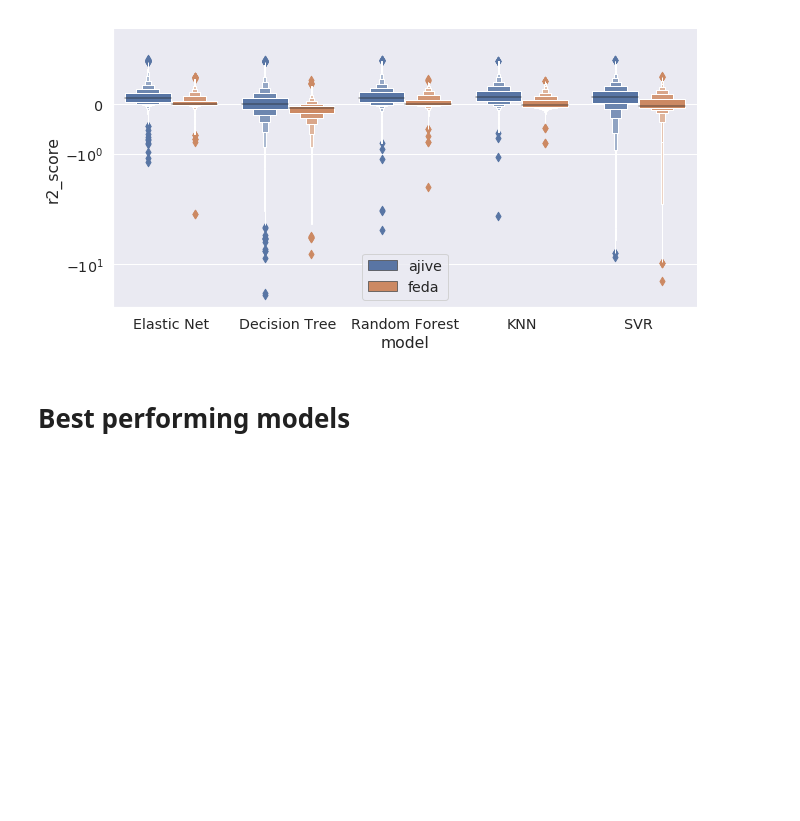
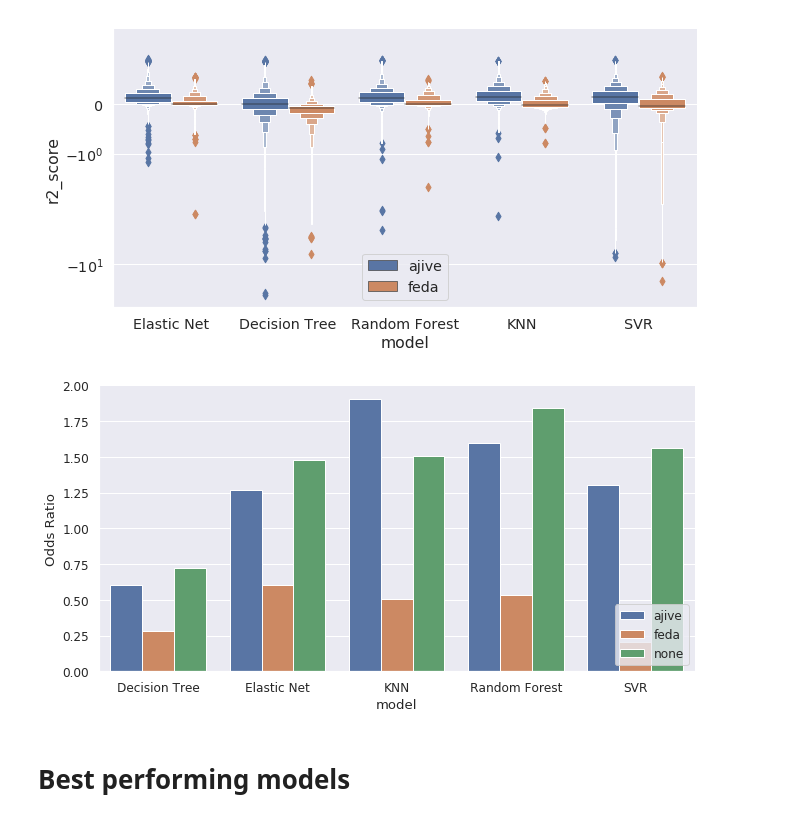
Before and after one commit to lucas-ubm/phc-data-pipeline, a Jupyter notebook: Analysis.ipynb, the cells around one changed output. Drawn from its saved outputs; the diff is of its cells as text; code cells hidden in the pictures; blank space fills up the shorter version.

```diff
--- a/Analysis.ipynb
+++ b/Analysis.ipynb
@@ -548,6 +555,18 @@ g.set(yscale='symlog')
 plt.savefig('graphs/da-model.png')
 # %% [output]
 [figure]
+# %%
+sns.set(font_scale=1.1)
+#hue = ['DecisionTreeRegressor', 'mutual_info_regression', 'ElasticNet', 'f_regression', 'Lasso', 'RandomForestRegressor', ]
+g = sns.catplot(x = 'model', y='OR', hue='da',data=top_OR(clean, ['model', 'da'], score='r2').reset_index(), kind='bar', height=5, aspect=1.9, legend=False)
+g.set_xticklabels(['Decision Tree', 'Elastic Net', 'KNN', 'Random Forest', 'SVR'])
+g.set_ylabels('Odds Ratio')
+plt.legend(loc='lower right')
+#plt.title('Adjusted $r^2$')
+plt.tight_layout()
+plt.savefig('graphs/adjusted-top-da.eps', format='eps')
+# %% [output]
+[figure, added]
 # %% [markdown]
 # Best performing models
 # %%
```
Also changed, not shown: parts of 20 cells of this notebook, 21 other files.
